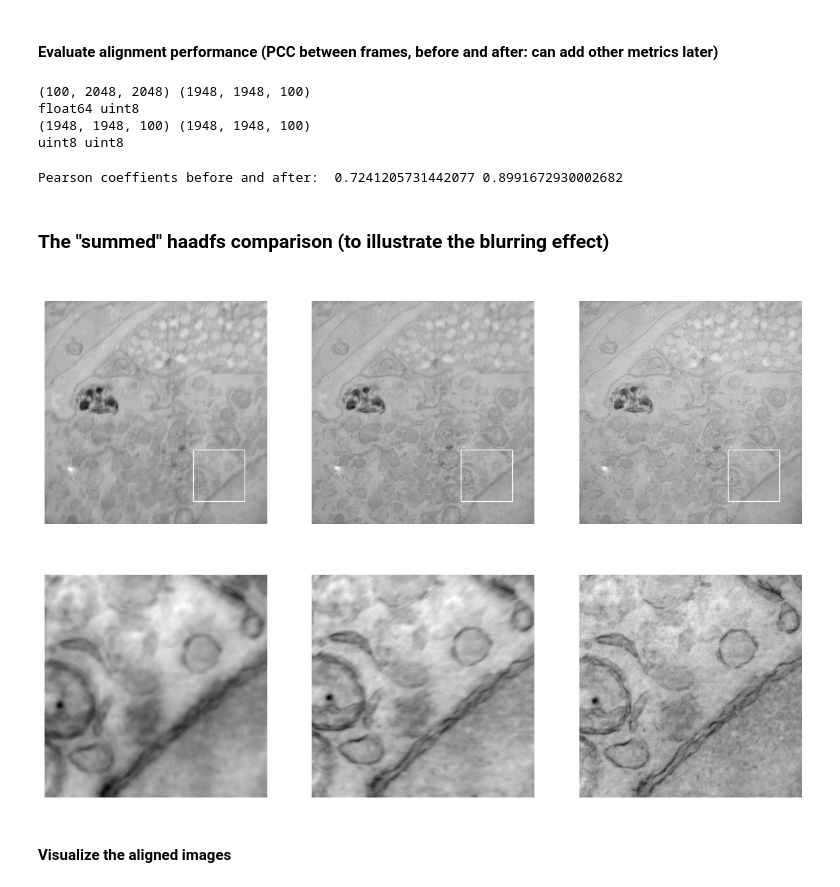
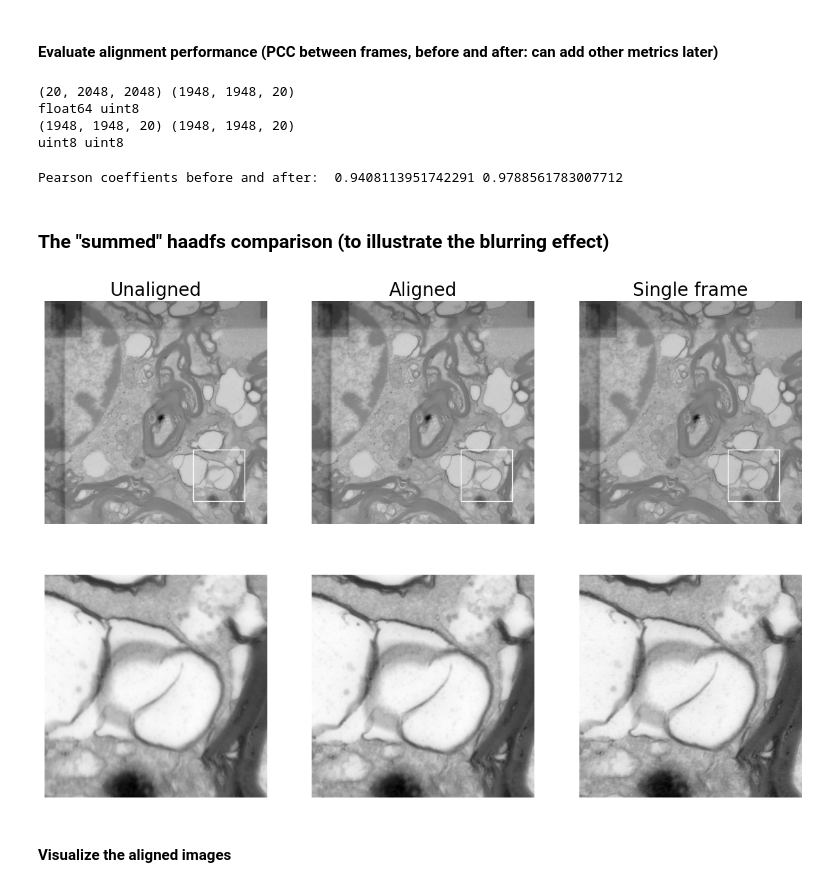
Before and after one commit to amjams/PreHyperspectralEDX, a Jupyter notebook: preprocessing_basic/05_b_alignment_SOFIMA.ipynb, the cells around one changed output. Drawn from its saved outputs; the diff is of its cells as text; code cells hidden in the pictures.

Commit message:
processed new brain dataset and saved output. Had to upgrade numpy and numba because of some error in sofima.

```diff
--- a/preprocessing_basic/05_b_alignment_SOFIMA.ipynb
+++ b/preprocessing_basic/05_b_alignment_SOFIMA.ipynb
@@ -28,8 +28,14 @@ import gc
 # %% [markdown]
 #### Allignment settings
 # %%
-num_frames = 100
-suffix = '_100frames_align2zero'
+num_frames = 20
+
 
 # load data
-file_path = "../data/EMD/EDXdataset.emd"
+#file_path = "../data/EMD/EDXdataset.emd"
+file_path = '/volumes/Microscopy3/EDX_data/Brain/EMD/20230930 0546 12000 x 2023-146.emd'
+
+# file name
+fname = os.path.splitext(os.path.basename(file_path))[0]
+suffix = f'{fname}_{num_frames:2d}frames_align2zero'
+print(suffix)
@@ -80,15 +89,15 @@ haadf_stack = np.transpose(haadf_stack,[1,2,0])[pad_remove:2048-pad_remove,pad_r
 print(haadf_stack.shape, haadf_stack_aligned.shape)
 print(haadf_stack.dtype, haadf_stack_aligned.dtype)
 # %% [output]
-(100, 2048, 2048) (1948, 1948, 100)
+(20, 2048, 2048) (1948, 1948, 20)
 float64 uint8
-(1948, 1948, 100) (1948, 1948, 100)
+(1948, 1948, 20) (1948, 1948, 20)
 uint8 uint8
 # %%
 pcc_before, pcc_after = eval_alignment(haadf_stack, haadf_stack_aligned)
 print('Pearson coeffients before and after: ', np.mean(pcc_before), np.mean(pcc_after))
 # %% [output]
-Pearson coeffients before and after:  0.7241205731442077 0.8991672930002682
+Pearson coeffients before and after:  0.9408113951742291 0.9788561783007712
 # %% [markdown]
 ### The "summed" haadfs comparison (to illustrate the blurring effect)
 # %%
@@ -100,36 +109,37 @@ ax[0][1].imshow(haadf_stack_aligned[:,:,:100].sum(axis=2),cmap='gray_r')
 ax[0][2].imshow(haadf_stack[:,:,-1],cmap='gray_r')
 
 ax[0][0].set_title('Unaligned',fontsize=20)
 ax[0][1].set_title('Aligned',fontsize=20)
 ax[0][2].set_title('Single frame',fontsize=20)
 
 ax[1][0].imshow(haadf_stack.sum(axis=2)[zoom],cmap='gray_r')
 ax[1][1].imshow(haadf_stack_aligned.sum(axis=2)[zoom],cmap='gray_r')
 ax[1][2].imshow(haadf_stack[:,:,-1][zoom],cmap='gray_r')
 
 
  # Extract rectangle from zoom slices
 ys, xs = zoom
 y0 = ys.start or 0
 y1 = ys.stop or haadf_stack[:,:,:20].sum(axis=2).shape[0]
 x0 = xs.start or 0
 x1 = xs.stop or haadf_stack_aligned[:,:,:20].sum(axis=2).shape[1]
 
 
 ax[0][0].add_patch(patches.Rectangle((x0, y0), x1 - x0, y1 - y0,
                       linewidth=1, edgecolor='white', facecolor='none'))
 ax[0][1].add_patch(patches.Rectangle((x0, y0), x1 - x0, y1 - y0,
                       linewidth=1, edgecolor='white', facecolor='none'))
 ax[0][2].add_patch(patches.Rectangle((x0, y0), x1 - x0, y1 - y0,
                       linewidth=1, edgecolor='white', facecolor='none'))
 
 for a in ax.ravel():
     a.axis('off')
 
-make_dark_presentation(f,text_color='white', line_width=2.5, transparent=True)
-plt.savefig("/Users/aj/Desktop/WIPfigures/blur_haadf.png", dpi=300, transparent=True)
+plt.show()
+#make_dark_presentation(f,text_color='white', line_width=2.5, transparent=True)
+#plt.savefig("/Users/aj/Desktop/WIPfigures/blur_haadf.png", dpi=300, transparent=True)
 # %% [output]
-[figure, old version]
+[figure, new version]
 # %% [markdown]
 #### Visualize the aligned images
 # %%
```
Also changed, not shown: parts of 6 cells of this notebook.
